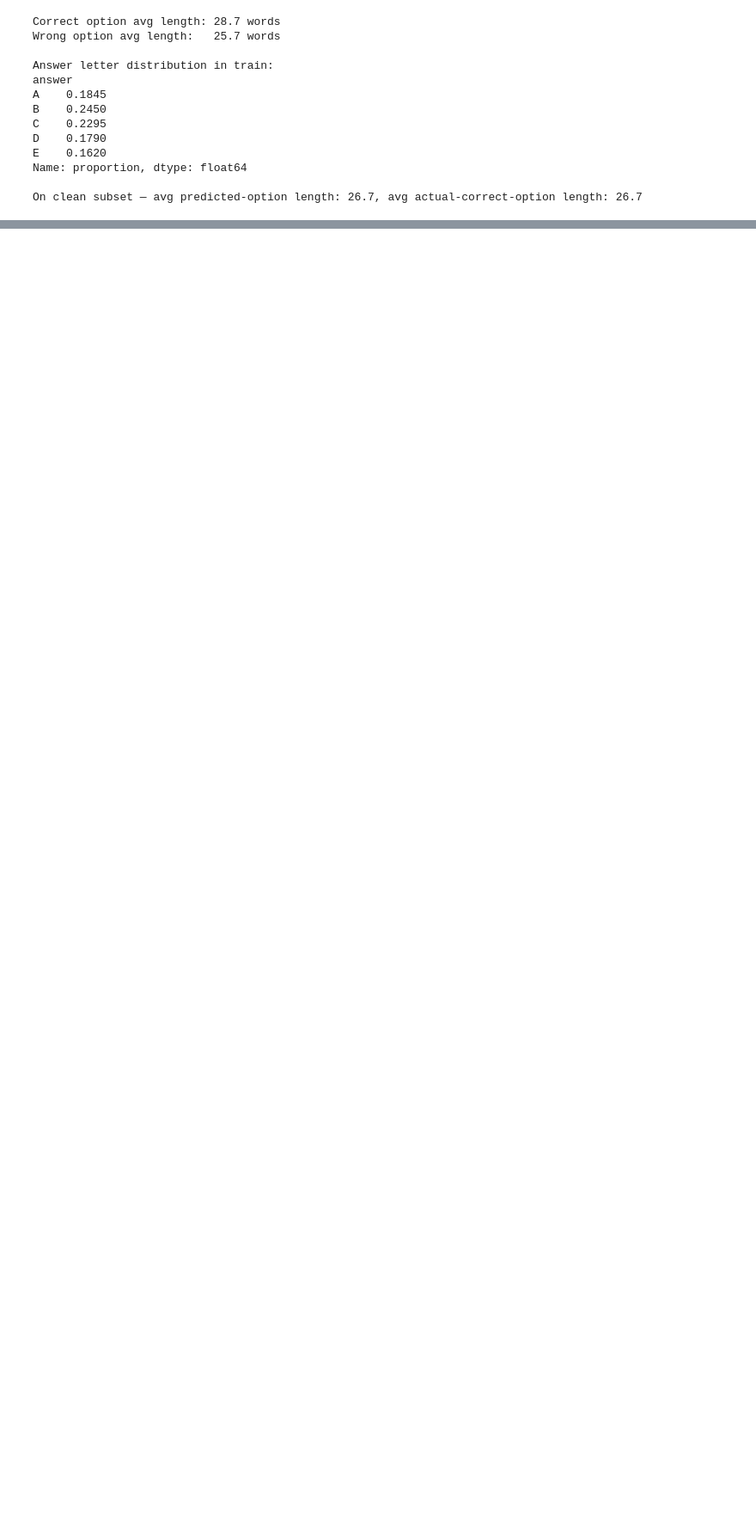
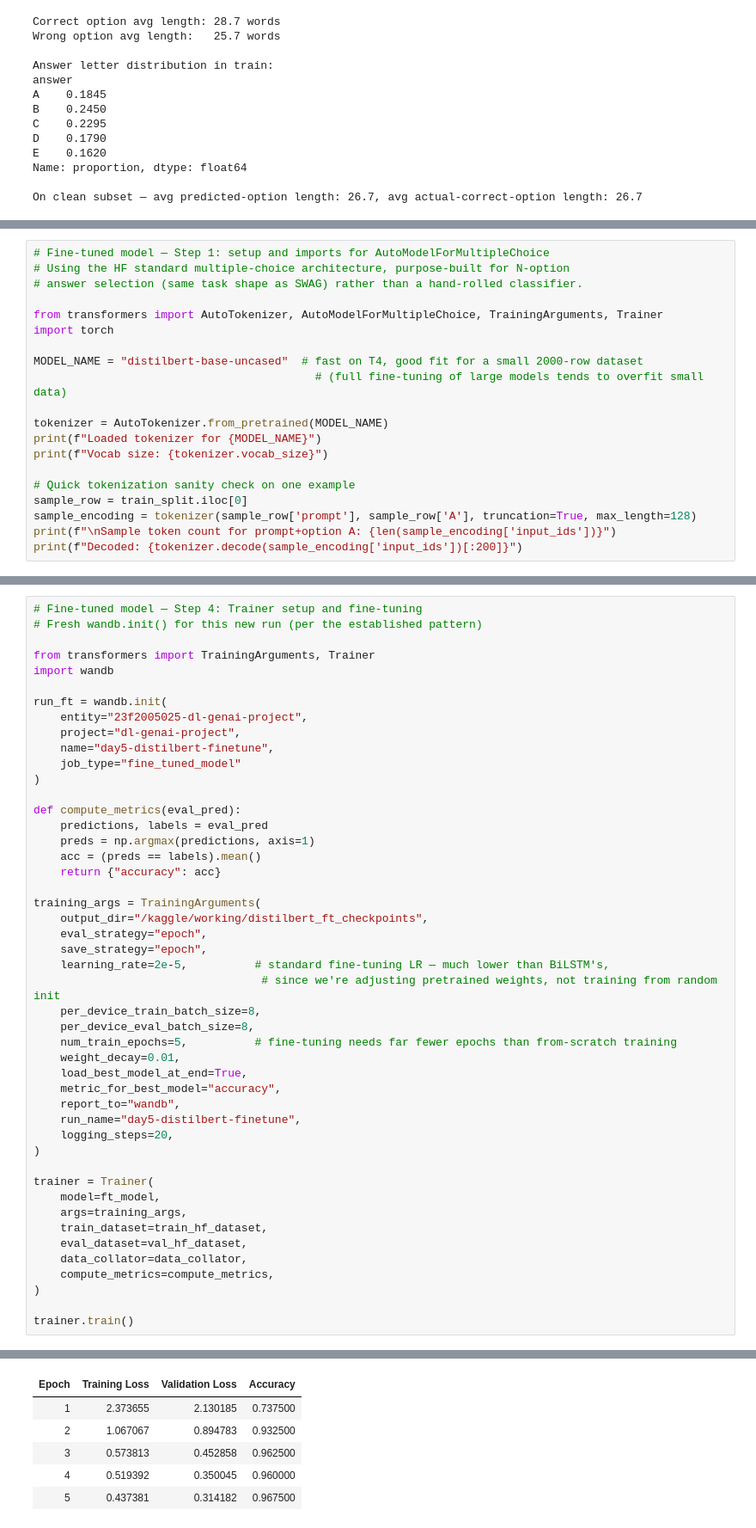
Before and after one commit to meetbatra/dl-23f2005025-notebook-t12026, a Jupyter notebook: dl-23f2005025-notebook-t12026.ipynb, the cells around one changed output, grey strips where cells are left out. Shown at 86% size. Cells and saved outputs as stored; diff of their text form; blank space fills up the shorter version.

Commit message:
Kaggle Notebook | DL-23f2005025-notebook-t12026 | Version 10

```diff
--- a/dl-23f2005025-notebook-t12026.ipynb
+++ b/dl-23f2005025-notebook-t12026.ipynb
@@ -1110,0 +1159,20 @@ wandb: Find logs at: ./wandb/run-20260717_125557-2p974qfd/logs
+# %%
+# Fine-tuned model — Step 1: setup and imports for AutoModelForMultipleChoice
+# Using the HF standard multiple-choice architecture, purpose-built for N-option
+# answer selection (same task shape as SWAG) rather than a hand-rolled classifier.
+
+from transformers import AutoTokenizer, AutoModelForMultipleChoice, TrainingArguments, Trainer
+import torch
+
+MODEL_NAME = "distilbert-base-uncased"  # fast on T4, good fit for a small 2000-row dataset
+                                          # (full fine-tuning of large models tends to overfit small data)
+
+tokenizer = AutoTokenizer.from_pretrained(MODEL_NAME)
+print(f"Loaded tokenizer for {MODEL_NAME}")
+print(f"Vocab size: {tokenizer.vocab_size}")
+
+# Quick tokenization sanity check on one example
+sample_row = train_split.iloc[0]
+sample_encoding = tokenizer(sample_row['prompt'], sample_row['A'], truncation=True, max_length=128)
+print(f"\nSample token count for prompt+option A: {len(sample_encoding['input_ids'])}")
+print(f"Decoded: {tokenizer.decode(sample_encoding['input_ids'])[:200]}")
@@ -1110,0 +1314,48 @@ wandb: Find logs at: ./wandb/run-20260717_125557-2p974qfd/logs
+# %%
+# Fine-tuned model — Step 4: Trainer setup and fine-tuning
+# Fresh wandb.init() for this new run (per the established pattern)
+
+from transformers import TrainingArguments, Trainer
+import wandb
+
+run_ft = wandb.init(
+    entity="23f2005025-dl-genai-project",
+    project="dl-genai-project",
+    name="day5-distilbert-finetune",
+    job_type="fine_tuned_model"
+)
+
+def compute_metrics(eval_pred):
+    predictions, labels = eval_pred
+    preds = np.argmax(predictions, axis=1)
+    acc = (preds == labels).mean()
+    return {"accuracy": acc}
+
+training_args = TrainingArguments(
+    output_dir="/kaggle/working/distilbert_ft_checkpoints",
+    eval_strategy="epoch",
+    save_strategy="epoch",
+    learning_rate=2e-5,          # standard fine-tuning LR — much lower than BiLSTM's,
+                                  # since we're adjusting pretrained weights, not training from random init
+    per_device_train_batch_size=8,
+    per_device_eval_batch_size=8,
+    num_train_epochs=5,          # fine-tuning needs far fewer epochs than from-scratch training
+    weight_decay=0.01,
+    load_best_model_at_end=True,
+    metric_for_best_model="accuracy",
+    report_to="wandb",
+    run_name="day5-distilbert-finetune",
+    logging_steps=20,
+)
+
+trainer = Trainer(
+    model=ft_model,
+    args=training_args,
+    train_dataset=train_hf_dataset,
+    eval_dataset=val_hf_dataset,
+    data_collator=data_collator,
+    compute_metrics=compute_metrics,
+)
+
+trainer.train()
+# %% [output]
@@ -1110,0 +1370,6 @@ wandb: Find logs at: ./wandb/run-20260717_125557-2p974qfd/logs
+| Epoch | Training Loss | Validation Loss | Accuracy |
+| 1 | 2.373655 | 2.130185 | 0.737500 |
+| 2 | 1.067067 | 0.894783 | 0.932500 |
+| 3 | 0.573813 | 0.452858 | 0.962500 |
+| 4 | 0.519392 | 0.350045 | 0.960000 |
+| 5 | 0.437381 | 0.314182 | 0.967500 |
```
Also changed, not shown: parts of 20 cells of this notebook.
